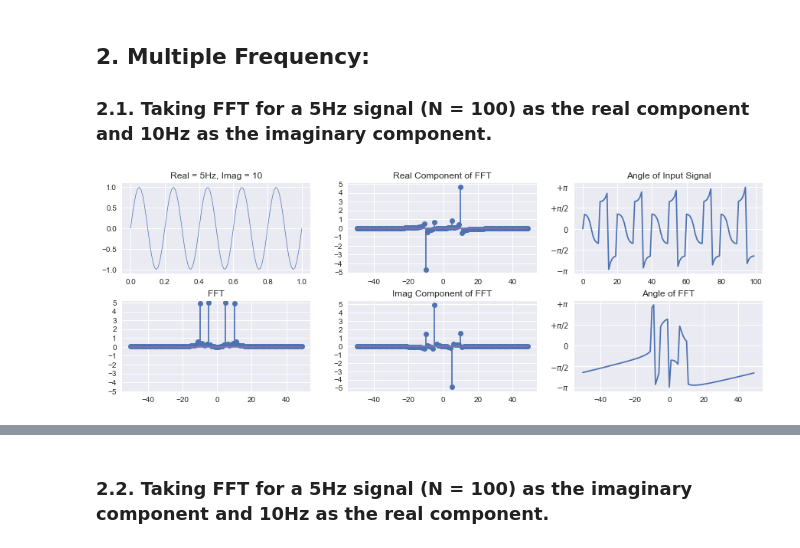
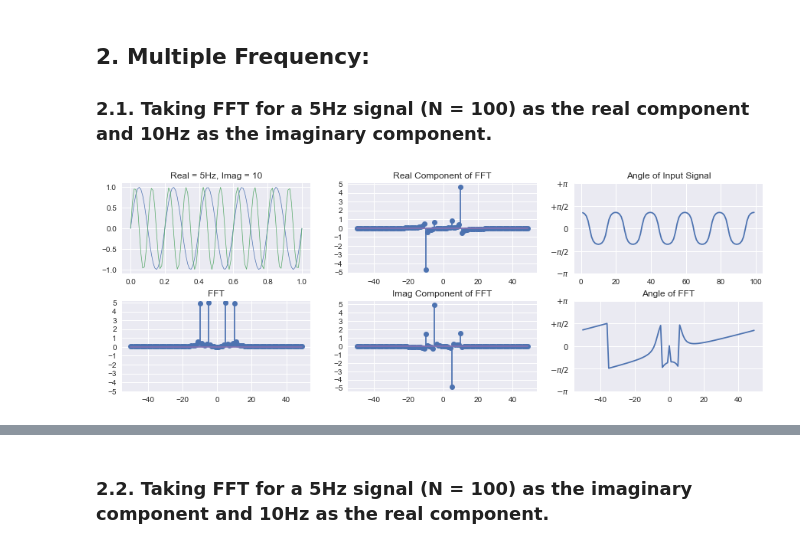
Before and after one commit to algoasylum/Exploring-FFT, a Jupyter notebook: FFT_Exp.ipynb, the cells around one changed output, grey strips where cells are left out. Cells and saved outputs as stored; diff of their text form; code cells hidden in the pictures.

```diff
--- a/FFT_Exp.ipynb
+++ b/FFT_Exp.ipynb
@@ -8,6 +8,13 @@ import copy
 from matplotlib.gridspec import GridSpec
 
 plt.style.use('seaborn')
+# %%
+def phase(s):
+    angle=[]
+    for i in range(len(s)):
+        angle.append(math.atan(s.imag[i]/s.real[i]))
+
+    return angle
 # %% [markdown]
 ## 1. Single Frequency:
 ### 1.1. Taking FFT for a 5Hz signal (N = 100) as the real component.
@@ -228,35 +173,36 @@ gs.update(wspace = 0.2, hspace = 0.3)
 
 ax0 = fig.add_subplot(gs[0, 0])
 ax0.plot(t, s1, linewidth = 0.7)
+ax0.plot(t, c1, linewidth = 0.7)
 ax0.set_title('Real = '+ str(f1) + 'Hz, Imag = '+ str(f2))
 
 ax1 = fig.add_subplot(gs[1, 0])
 ax1.stem(freqs, (np.abs(fft_1*10) / N), use_line_collection = True)
 ax1.set_yticks(FFT_y_axis, minor=False)
 ax1.set_title('FFT')
 
 ax2 = fig.add_subplot(gs[0, 1])
 ax2.stem(freqs, (fft_1.real*10 / N), use_line_collection = True)
 ax2.set_yticks(FFT_y_axis, minor=False)
 ax2.set_title('Real Component of FFT')
 
 ax3 = fig.add_subplot(gs[1, 1])
 ax3.stem(freqs, (fft_1.imag*10 / N), use_line_collection = True)
 ax3.set_yticks(FFT_y_axis, minor=False)
 ax3.set_title('Imag Component of FFT')
 
 ax4 = fig.add_subplot(gs[0, 2])
-ax4.plot(range(N), np.angle(com_1))
+ax4.plot(range(N), phase(np.array(com_1)))
 ax4.set_yticks([-np.pi, -np.pi/2, 0, np.pi/2, np.pi], minor=False)
 ax4.set_yticklabels([r'$-\pi$', r'$-\pi/2$', r'$0$', r'$+\pi/2$', r'$+\pi$'], fontdict=None, minor=False)
 ax4.set_title('Angle of Input Signal')
 
 ax5 = fig.add_subplot(gs[1, 2])
-ax5.plot(freqs, np.angle(fft_1))
+ax5.plot(freqs, phase(fft_1))
 ax5.set_yticks([-np.pi, -np.pi/2, 0, np.pi/2, np.pi], minor=False)
 ax5.set_yticklabels([r'$-\pi$', r'$-\pi/2$', r'$0$', r'$+\pi/2$', r'$+\pi$'], fontdict=None, minor=False)
 ax5.set_title('Angle of FFT')
 
 plt.show()
 # %% [output]
-[figure, old version]
+[figure, new version]
```
Also changed, not shown: parts of 19 cells of this notebook.
